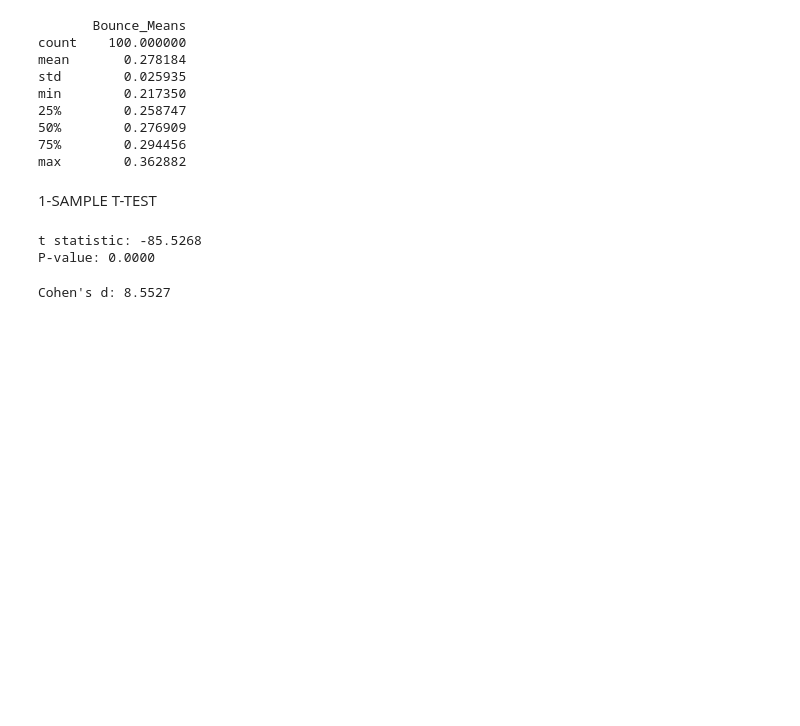
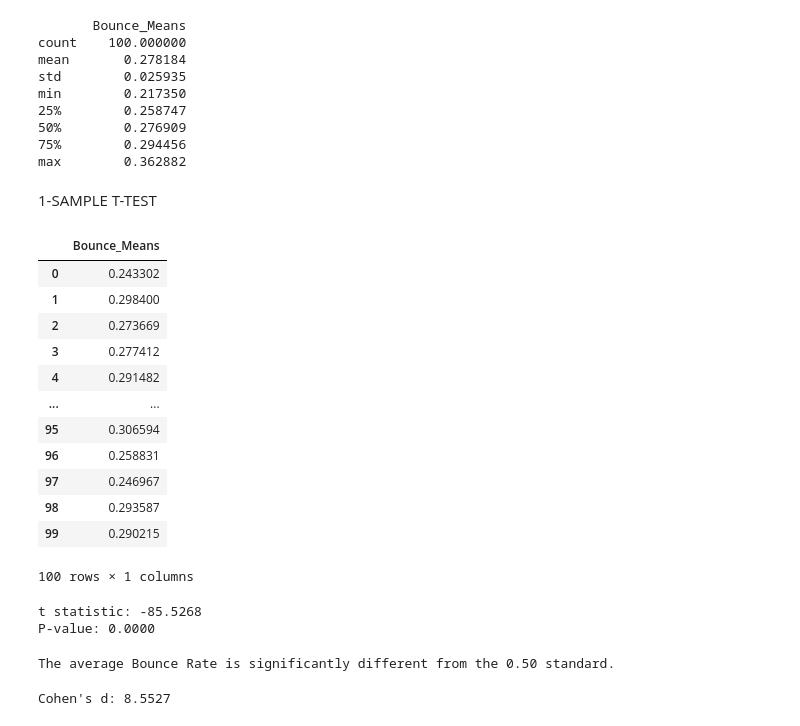
Before and after one commit to 12valor/Statistics, a Jupyter notebook: Endterm Exam/Exam.ipynb, the cells around one changed output. Drawn from its saved outputs; the diff is of its cells as text; code cells hidden in the pictures; blank space fills up the shorter version.

Commit message:
feat: Add Jupyter notebook for endterm statistics exam and its corresponding cleaned dataset.

```diff
--- a/Endterm Exam/Exam.ipynb
+++ b/Endterm Exam/Exam.ipynb
@@ -109,6 +113,24 @@ min        0.217350
 max        0.362882
 # %% [markdown]
 1-SAMPLE T-TEST
+# %%
+# import the cleaned dataset for our 1-sample t-test
+cleaned_df = pd.read_csv('website_cleaned.csv')
+cleaned_df
+# %% [output]
+|  | Bounce_Means |
+| 0 | 0.243302 |
+| 1 | 0.298400 |
+| 2 | 0.273669 |
+| 3 | 0.277412 |
+| 4 | 0.291482 |
+| ... | ... |
+| 95 | 0.306594 |
+| 96 | 0.258831 |
+| 97 | 0.246967 |
+| 98 | 0.293587 |
+| 99 | 0.290215 |
+100 rows × 1 columns
 # %%
 """
 two-tailed test
@@ -128,6 +150,17 @@ print(f"P-value: {p_value:.4f}")
 # %% [output]
 t statistic: -85.5268
 P-value: 0.0000
+# %%
+# verdict
+alpha = 0.05
+if p_value < alpha:
+    # reject null hypothesis
+    print("The average Bounce Rate is significantly different from the 0.50 standard.")
+else:
+    # fail to reject null hypothesis
+    print("The average Bounce Rate meets the 0.50 standard.")
+# %% [output]
+The average Bounce Rate is significantly different from the 0.50 standard.
 # %%
 # cohen's d
 # For 1-sample, we compare the sample mean to the population mean
```
Also changed, not shown: parts of 7 cells of this notebook, 1 other file.
